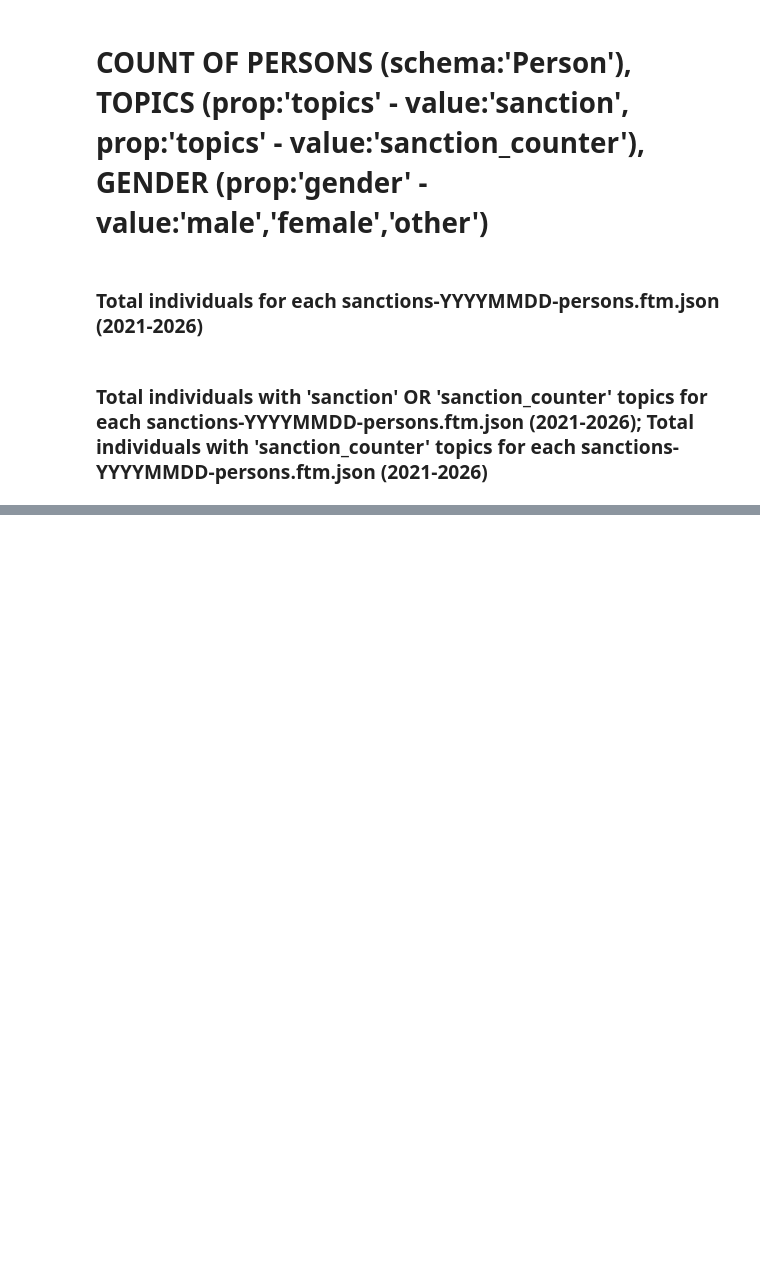
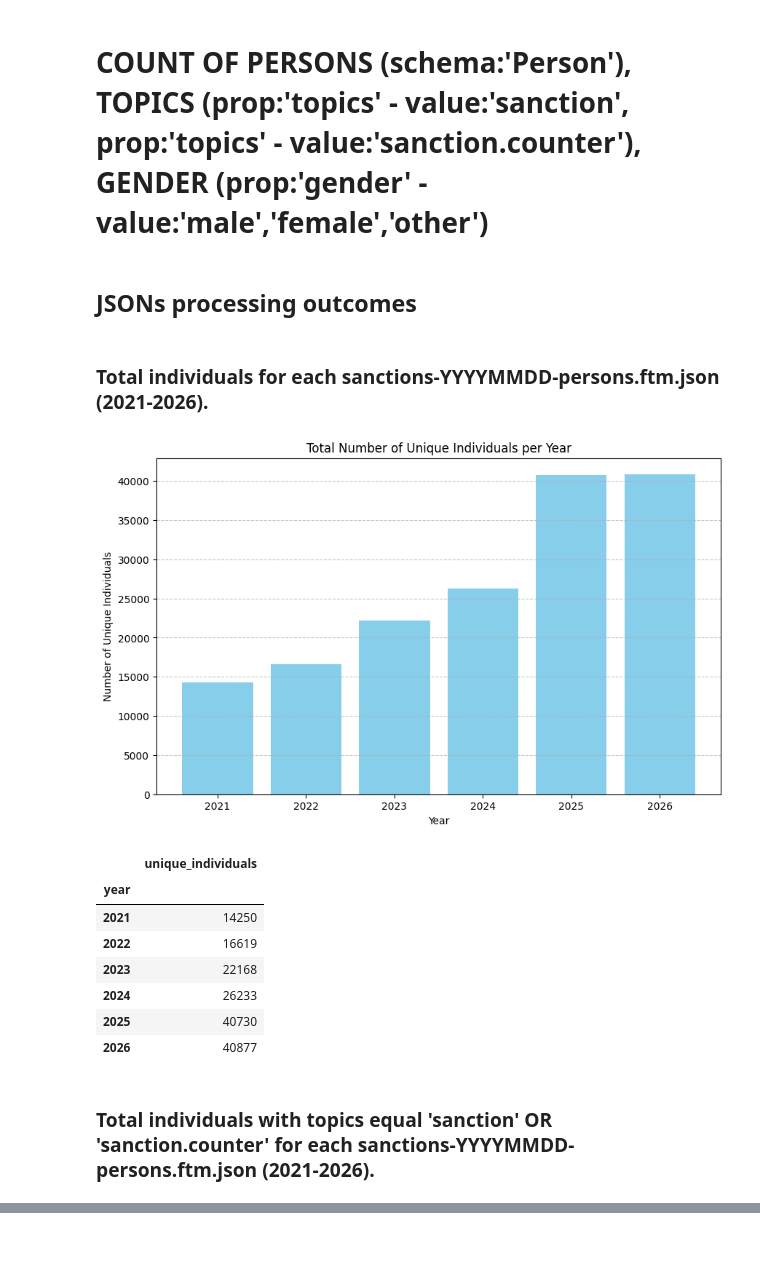
Before and after one commit to jellyrosp/opensanctions, a Jupyter notebook: jupyter_nb/raw_data_freqs.ipynb, the cells around one changed output, grey strips where cells are left out. Saved outputs shown, nothing was run; the diff lists cells and outputs as text; code cells hidden in the pictures; blank space fills up the shorter version.

```diff
--- a/jupyter_nb/raw_data_freqs.ipynb
+++ b/jupyter_nb/raw_data_freqs.ipynb
@@ -1,6 +1,22 @@
 # %% [markdown]
-# COUNT OF PERSONS (schema:'Person'), TOPICS (prop:'topics' - value:'sanction', prop:'topics' - value:'sanction_counter'), GENDER (prop:'gender' - value:'male','female','other')
+# COUNT OF PERSONS (schema:'Person'), TOPICS (prop:'topics' - value:'sanction', prop:'topics' - value:'sanction.counter'), GENDER (prop:'gender' - value:'male','female','other')
+# %% [markdown]
+## JSONs processing outcomes
 # %% [markdown]
-### Total individuals for each sanctions-YYYYMMDD-persons.ftm.json (2021-2026)
+### Total individuals for each sanctions-YYYYMMDD-persons.ftm.json (2021-2026).
+# %%
+from opensanctions.raw_data_freqs import json_total_individual_per_year
+
+json_total_individual_per_year()
+# %% [output]
+[figure, added]
+|  | unique_individuals |
+| year |  |
+| 2021 | 14250 |
+| 2022 | 16619 |
+| 2023 | 22168 |
+| 2024 | 26233 |
+| 2025 | 40730 |
+| 2026 | 40877 |
 # %% [markdown]
-### Total individuals with 'sanction' OR 'sanction_counter' topics for each sanctions-YYYYMMDD-persons.ftm.json (2021-2026); Total individuals with 'sanction_counter' topics for each sanctions-YYYYMMDD-persons.ftm.json (2021-2026)
+### Total individuals with topics equal 'sanction' OR 'sanction.counter' for each sanctions-YYYYMMDD-persons.ftm.json (2021-2026).
```
Also changed, not shown: parts of 20 cells of this notebook, 3 other files.
